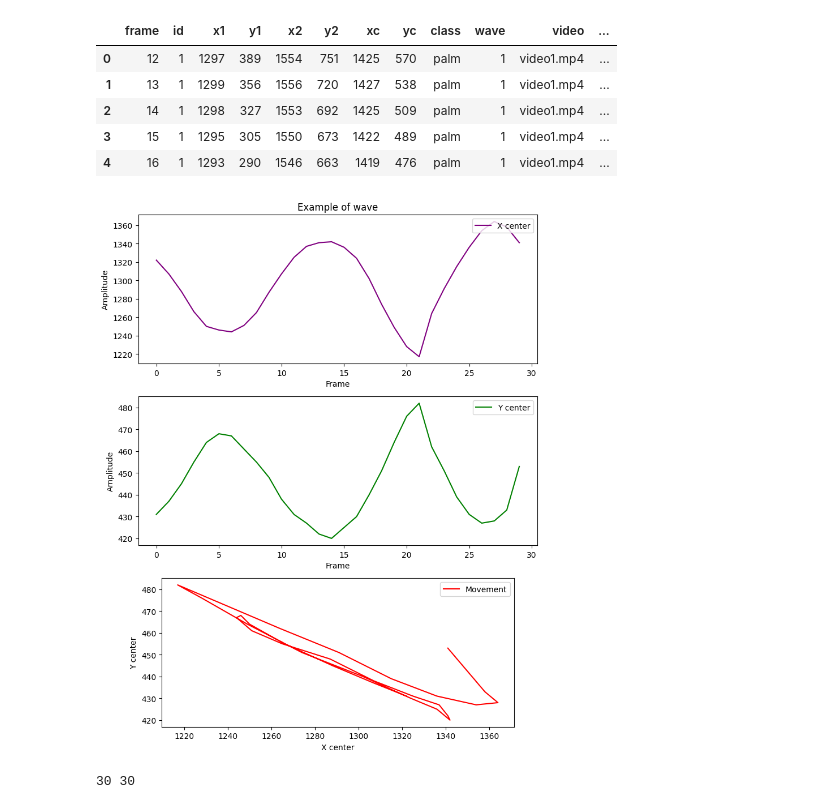
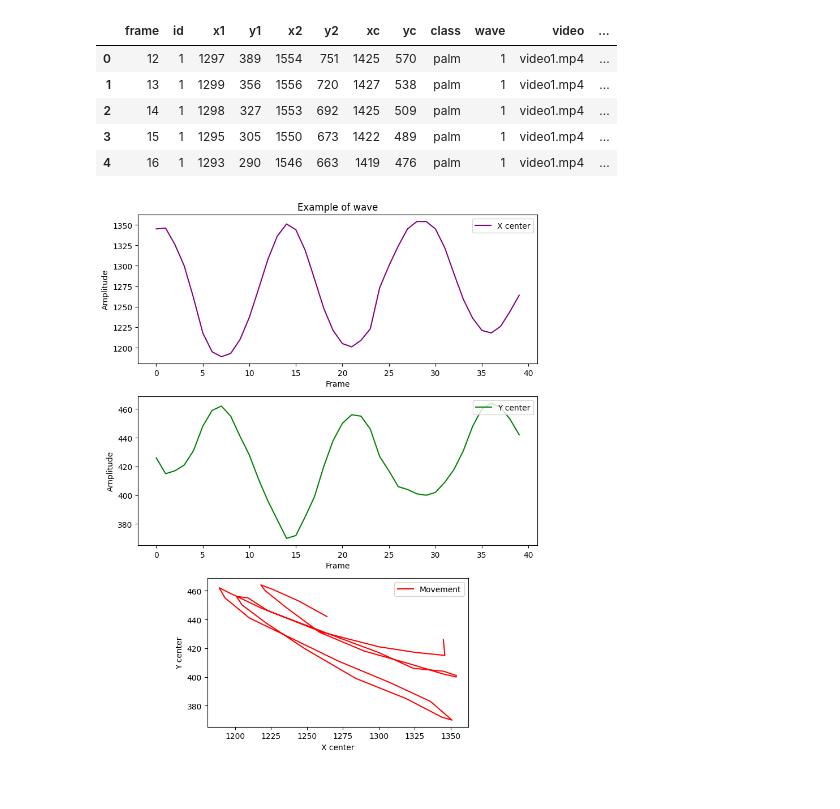
Before and after one commit to Kovelja009/hand_wave_detection, a Jupyter notebook: data_processing.ipynb, the cells around one changed output. Cells and saved outputs as stored; diff of their text form; code cells hidden in the pictures.

```diff
--- a/data_processing.ipynb
+++ b/data_processing.ipynb
@@ -129,11 +114,9 @@ def plot_wave(xc, yc, title):
     plt.tight_layout()
     plt.show()
 # %%
-window = 12
-xc = dataset.xc[(dataset.window == window) & (dataset.wave == 1)]
-yc = dataset.yc[(dataset.window == window) & (dataset.wave == 1)]
-plot_wave(xc, yc, "Example of wave")
-print(len(xc), len(yc))
+window = 2
+xc_wave = dataset.xc[(dataset.window == window) & (dataset.wave == 1)]
+yc_wave = dataset.yc[(dataset.window == window) & (dataset.wave == 1)]
+plot_wave(xc_wave, yc_wave, "Example of wave")
 # %% [output]
-[figure, old version]
+[figure, new version]
-30 30
```
Also changed, not shown: parts of 28 cells of this notebook, 2 other files.
